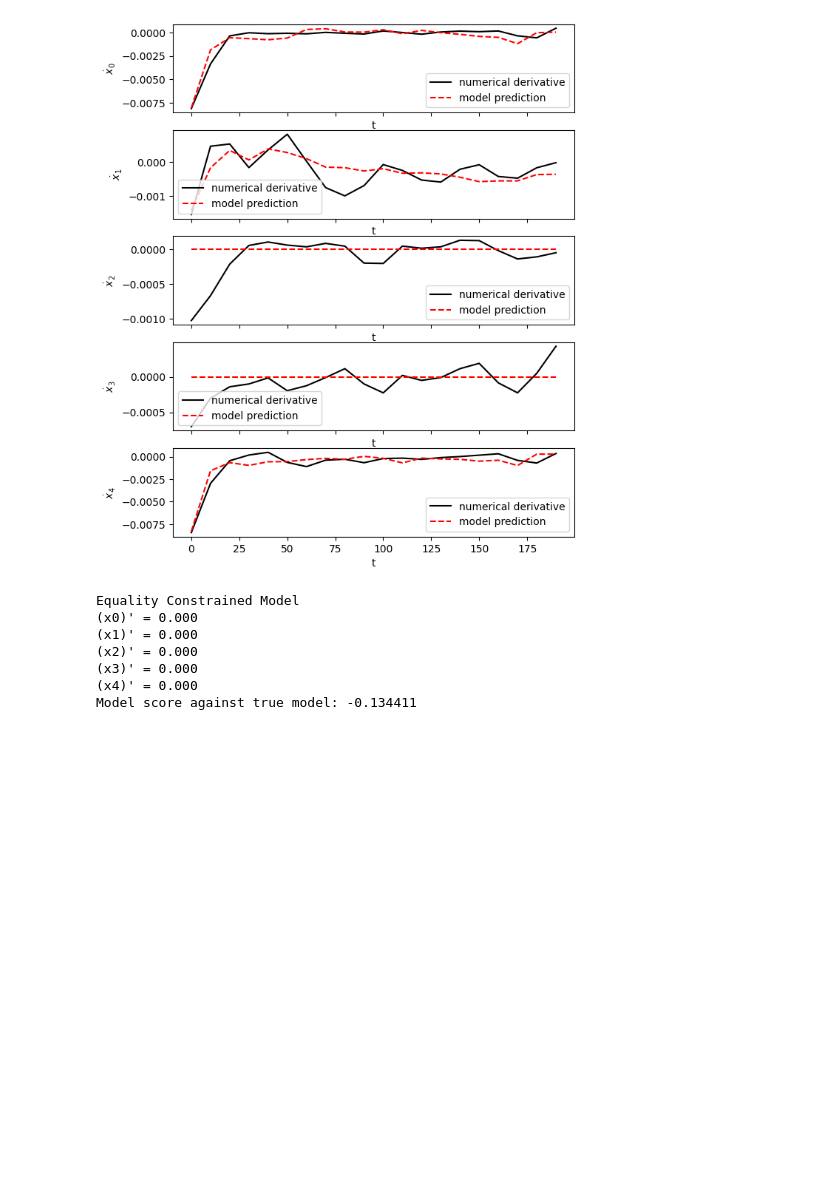
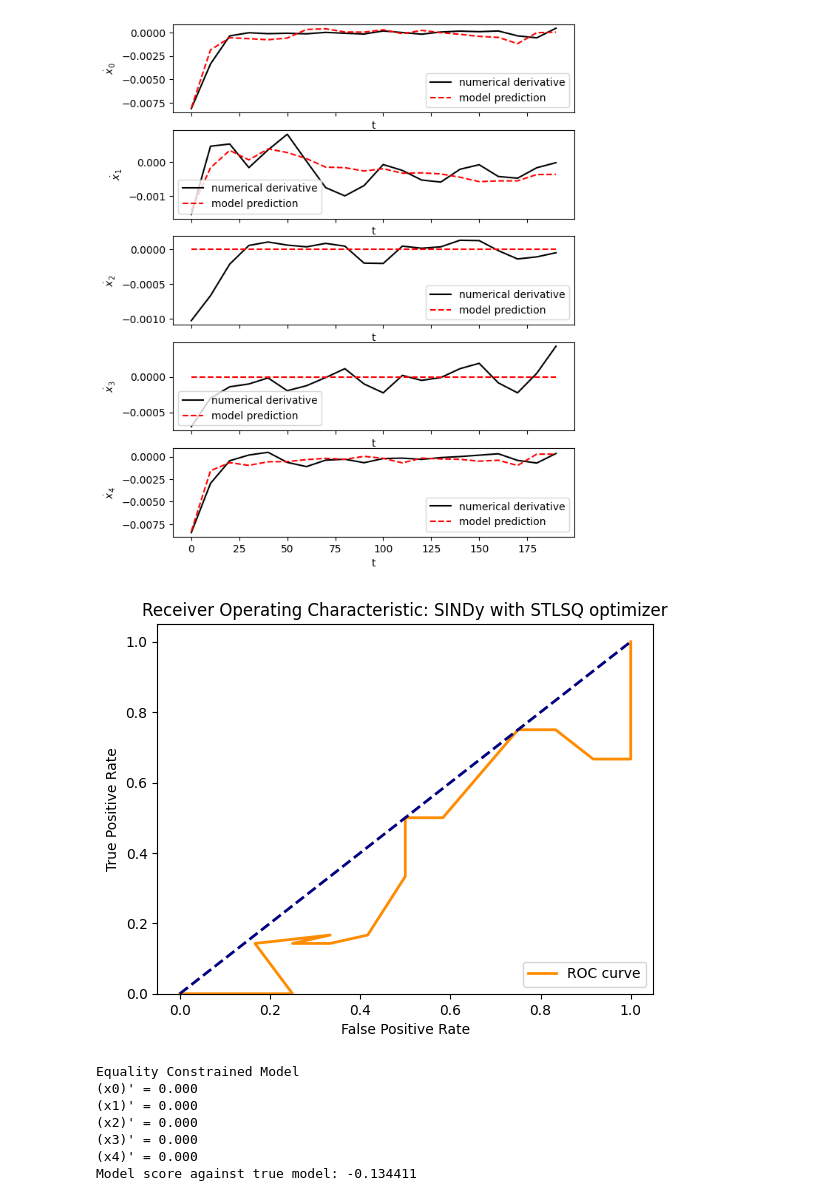
Before and after one commit to JanStern/Modeling-Biological-Networks-Assignment, a Jupyter notebook: main.ipynb, the cells around one changed output. Cells and saved outputs as stored; diff of their text form; code cells hidden in the pictures; blank space fills up the shorter version.

```diff
--- a/main.ipynb
+++ b/main.ipynb
@@ -143,6 +170,28 @@ Best threshold model:
 (x4)' = -0.127 x0 + 0.065 x2
 Model score against true model: 0.425627
 [figure]
+# %%
+from src.pysindy_gradiet_estimation import process_coefficient_matrix
+
+feature_biological_names = ["SWI5", "CBF1", "GAL4", "GAL80", "ASH1"]
+
+
+threshold_scan = np.linspace(0.0, 0.1, 100)
+fprs, tprs = [], []
+for i, threshold in enumerate(threshold_scan):
+    optimizer = ps.STLSQ(threshold=threshold)
+    model_threshold = ps.SINDy(optimizer=optimizer, feature_library=library)
+    # model_threshold.fit(x_true, t=dt)
+    model_threshold.fit(x_train_multi, t=dt, multiple_trajectories=True)
+
+    coefficient_matrix = process_coefficient_matrix(model_threshold.coefficients(), feature_biological_names, library.get_feature_names())
+    fpr, tpr = calculate_confusion_matrix_from_model(coefficient_matrix, compare_aginst_switch_off_sereies=False, undirected_model=False)
+    fprs.append(fpr)
+    tprs.append(tpr)
+
+plot_roc(fprs, tprs, "Receiver Operating Characteristic: SINDy with STLSQ optimizer")
+# %% [output]
+[figure, added]
 # %%
 from src.pysindy_gradiet_estimation import translate_model_to_spare_array, pruned_model_optimizer_equality
 
```
Also changed, not shown: parts of 4 cells of this notebook, 8 other files.
